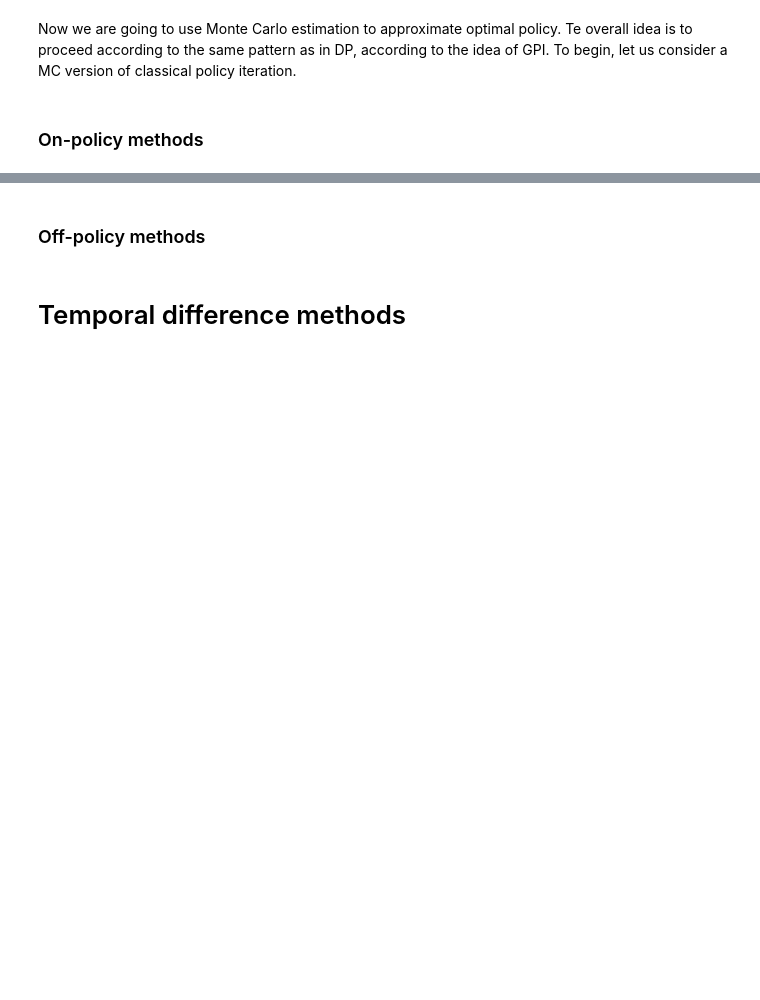
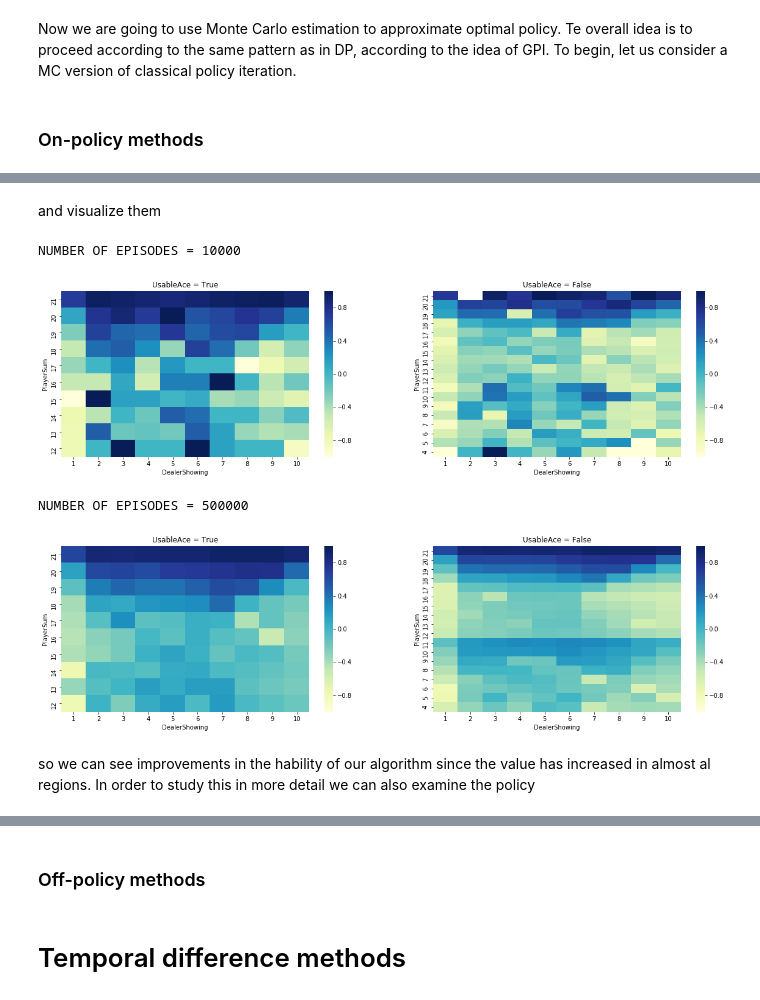
Before and after one commit to pablocarreraflorez/TFM-reinforcement-learning, a Jupyter notebook: RL_OpenAI_gym .ipynb, the cells around one changed output, grey strips where cells are left out. Cells and saved outputs as stored; diff of their text form; code cells hidden in the pictures; blank space fills up the shorter version.

```diff
--- a/RL_OpenAI_gym .ipynb
+++ b/RL_OpenAI_gym .ipynb
@@ -908,0 +986,26 @@ KeyboardInterrupt:
+# %%
+def make_epsilon_greedy_policy(env, Q, epsilon):
+    """
+    Creates an epsilon-greedy policy based on a given Q-function and epsilon.
+
+    Args:
+        Q: Action-value function. A dictionary that maps from states to action values.
+        epsilon: The probability to select a random action.
+
+    Returns:
+        policy: A function that takes the state as an argument and returns
+        the probabilities for each action in the form of a numpy array of length nA.
+
+    """
+
+    # Compute the number of actions
+    nA = env.action_space.n
+
+    # Define the policy function
+    def policy(state):
+        A = np.ones(nA, dtype = float) * epsilon / nA
+        best_action = np.argmax(Q[state])
+        A[best_action] += (1.0 - epsilon)
+        return A
+
+    return policy
@@ -908,0 +1094,10 @@ KeyboardInterrupt:
+# %%
+policy_10k, Q_10k = mc_control_first(env, num_episodes = 10000, discount_factor = 1.0)
+V_10k = obtain_V_from_Q(Q_10k)
+policy_500k, Q_500k = mc_control_first(env, num_episodes = 500000, discount_factor = 1.0)
+V_500k = obtain_V_from_Q(Q_500k)
+
+print("Value Function (10000 steps):")
+print(get_BlackJack_values(V_10k))
+print("Value Function (500000 steps):")
+print(get_BlackJack_values(V_500k))
@@ -908,0 +1122,14 @@ KeyboardInterrupt:
+# %% [markdown]
+and visualize them
+# %%
+print('NUMBER OF EPISODES = 10000')
+plot_BlackJack_values(V_10k)
+print('NUMBER OF EPISODES = 500000')
+plot_BlackJack_values(V_500k)
+# %% [output]
+NUMBER OF EPISODES = 10000
+[figure, added]
+NUMBER OF EPISODES = 500000
+[figure, added]
+# %% [markdown]
+so we can see improvements in the hability of our algorithm since the value has increased in almost al regions. In order to study this in more detail we can also examine the policy
```
Also changed, not shown: parts of 58 cells of this notebook, 2 other files.
